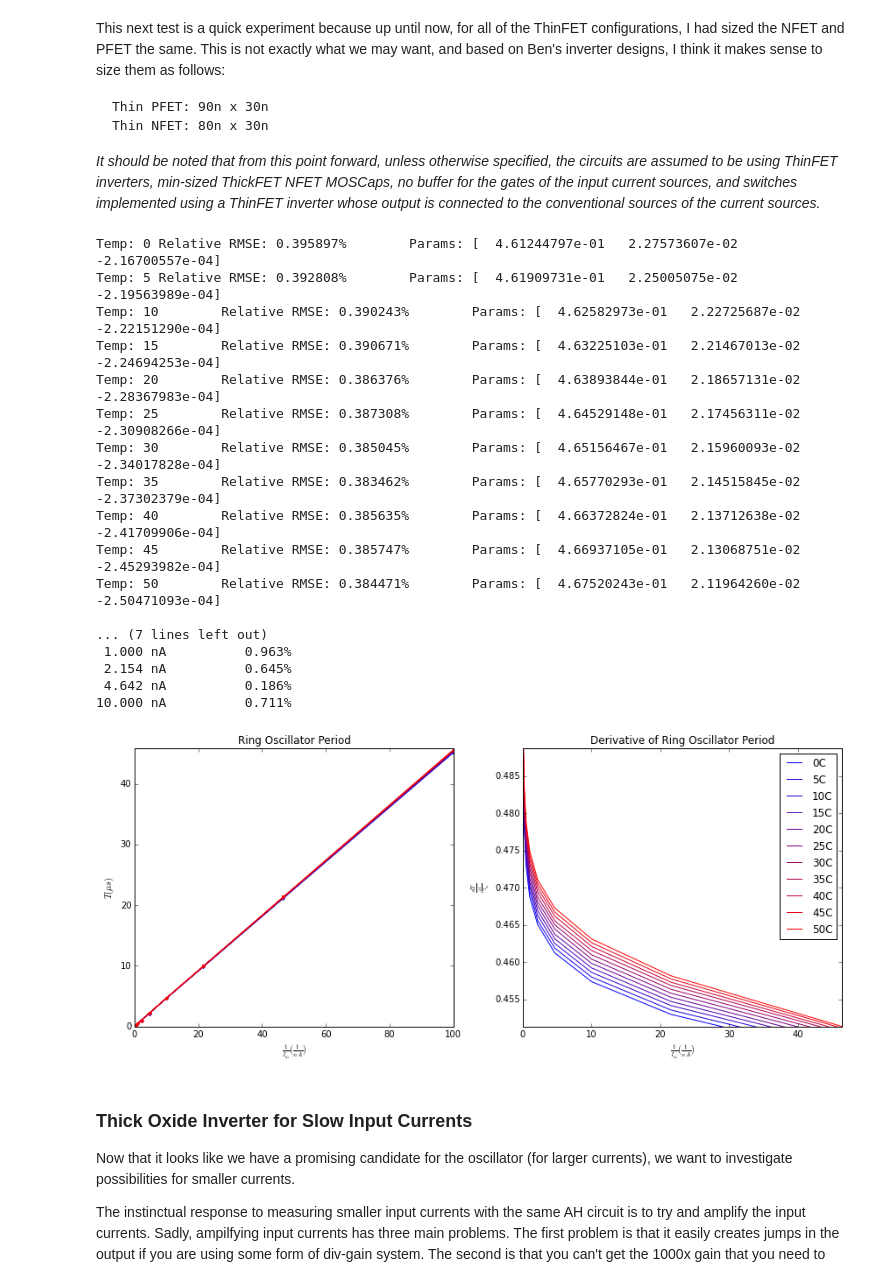
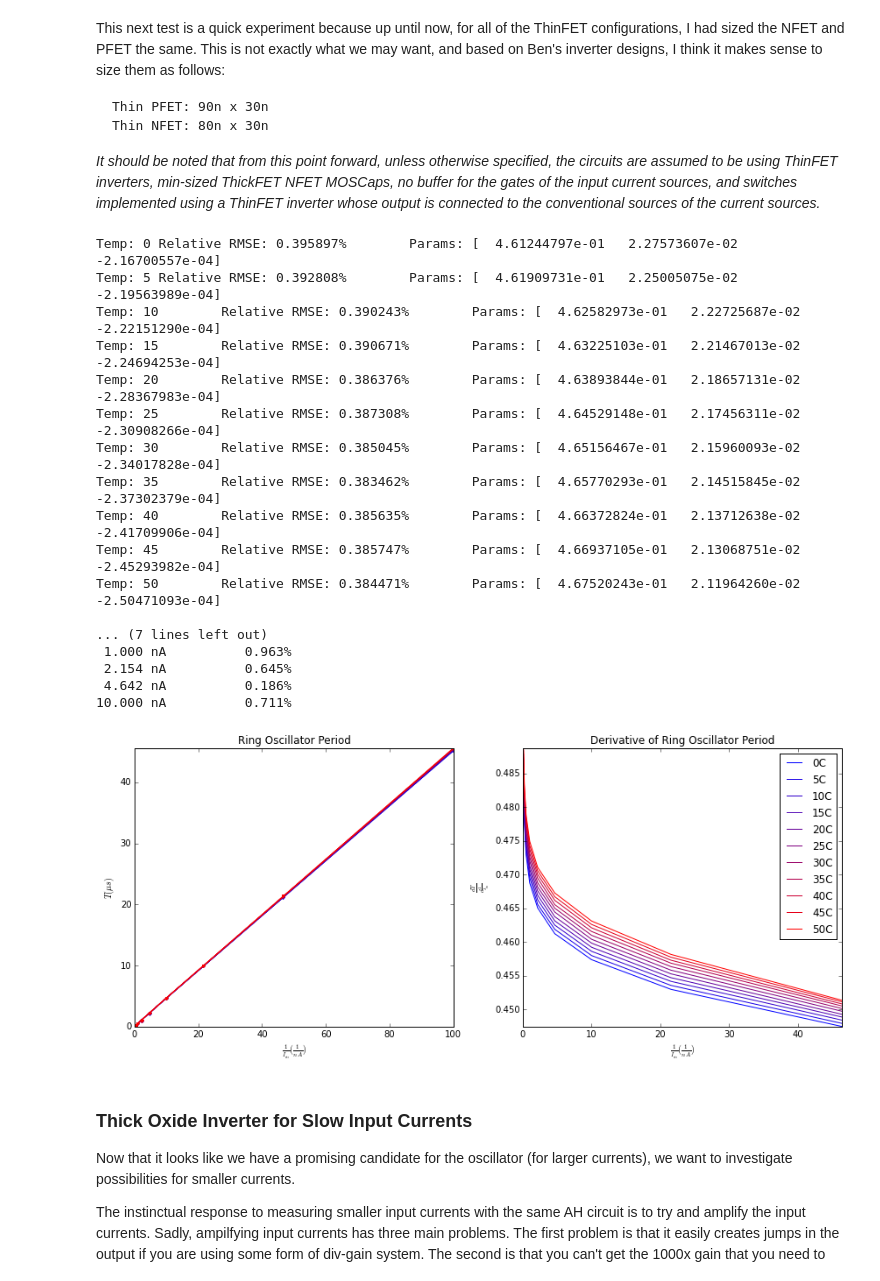
Before and after one commit to twinoza/TwinPyNB, a Jupyter notebook: AHOsc_Char.ipynb, the cells around one changed output. Saved outputs shown, nothing was run; the diff lists cells and outputs as text; code cells hidden in the pictures.

```diff
--- a/AHOsc_Char.ipynb
+++ b/AHOsc_Char.ipynb
@@ -644,6 +677,8 @@ This next test is a quick experiment because up until now, for all of the ThinFE
 _It should be noted that from this point forward, unless otherwise specified, the circuits are assumed to be using ThinFET inverters, min-sized ThickFET NFET MOSCaps, no buffer for the gates of the input current sources, and switches implemented using a ThinFET inverter whose output is connected to the conventional sources of the current sources._
 # %%
 allTs = list(list())
+globalLims = [0,0]
+derivLims = [0,100000,0]
 
 for curTemp in temps:
     fileName = "AH_TempSweep_SizedThin/AH_Inv_FreqMeas_Temp"+str(curTemp)+"C.csv"
@@ -659,34 +694,34 @@ tight_layout()
 
 # Calculate the percentage variance that results from the variation in temperature.
 TsAsFuncOfIin = array(allTs).T
 #print TsAsFuncOfIin
 
 print
 print '{:>5s}\t\t{:^12s}'.format("Iins", "Percent Error")
 for i, curTs in enumerate(TsAsFuncOfIin):
     #print mean(curTs), max(curTs), min(curTs), std(curTs), var(curTs)
     Iins_nA = Iins[i]/10**-9
     rse = (max(curTs)-min(curTs))/mean(curTs)
     print '{:>6.3f} nA\t{:^12.3%}'.format(Iins_nA, rse)
 # %% [output]
 Temp: 0 Relative RMSE: 0.395897%        Params: [  4.61244797e-01   2.27573607e-02  -2.16700557e-04]
 Temp: 5 Relative RMSE: 0.392808%        Params: [  4.61909731e-01   2.25005075e-02  -2.19563989e-04]
 Temp: 10        Relative RMSE: 0.390243%        Params: [  4.62582973e-01   2.22725687e-02  -2.22151290e-04]
 Temp: 15        Relative RMSE: 0.390671%        Params: [  4.63225103e-01   2.21467013e-02  -2.24694253e-04]
 Temp: 20        Relative RMSE: 0.386376%        Params: [  4.63893844e-01   2.18657131e-02  -2.28367983e-04]
 Temp: 25        Relative RMSE: 0.387308%        Params: [  4.64529148e-01   2.17456311e-02  -2.30908266e-04]
 Temp: 30        Relative RMSE: 0.385045%        Params: [  4.65156467e-01   2.15960093e-02  -2.34017828e-04]
 Temp: 35        Relative RMSE: 0.383462%        Params: [  4.65770293e-01   2.14515845e-02  -2.37302379e-04]
 Temp: 40        Relative RMSE: 0.385635%        Params: [  4.66372824e-01   2.13712638e-02  -2.41709906e-04]
 Temp: 45        Relative RMSE: 0.385747%        Params: [  4.66937105e-01   2.13068751e-02  -2.45293982e-04]
 Temp: 50        Relative RMSE: 0.384471%        Params: [  4.67520243e-01   2.11964260e-02  -2.50471093e-04]
 
 ... (7 lines left out)
  1.000 nA          0.963%
  2.154 nA          0.645%
  4.642 nA          0.186%
 10.000 nA          0.711%
-[figure, old version]
+[figure, new version]
 # %% [markdown]
 ### Thick Oxide Inverter for Slow Input Currents
 Now that it looks like we have a promising candidate for the oscillator (for larger currents), we want to investigate possibilities for smaller currents.
```
Also changed, not shown: parts of 42 cells of this notebook.
